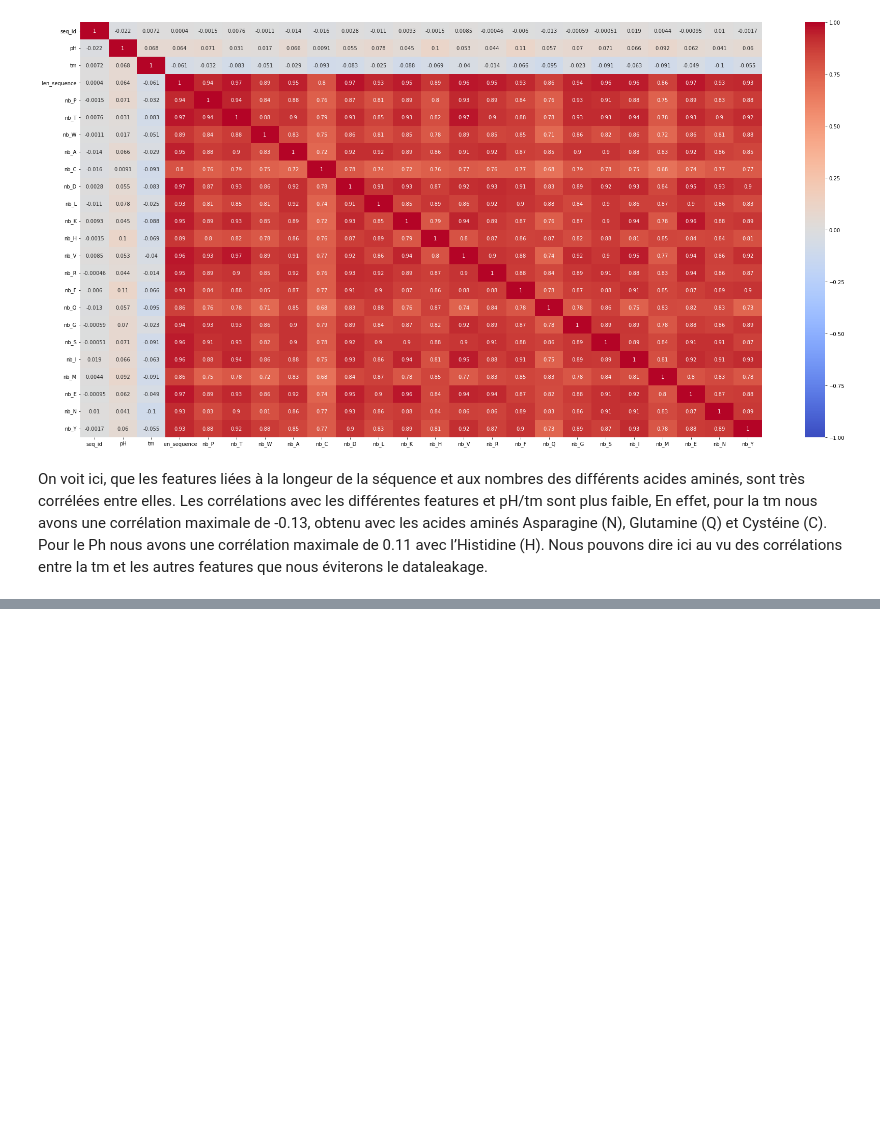
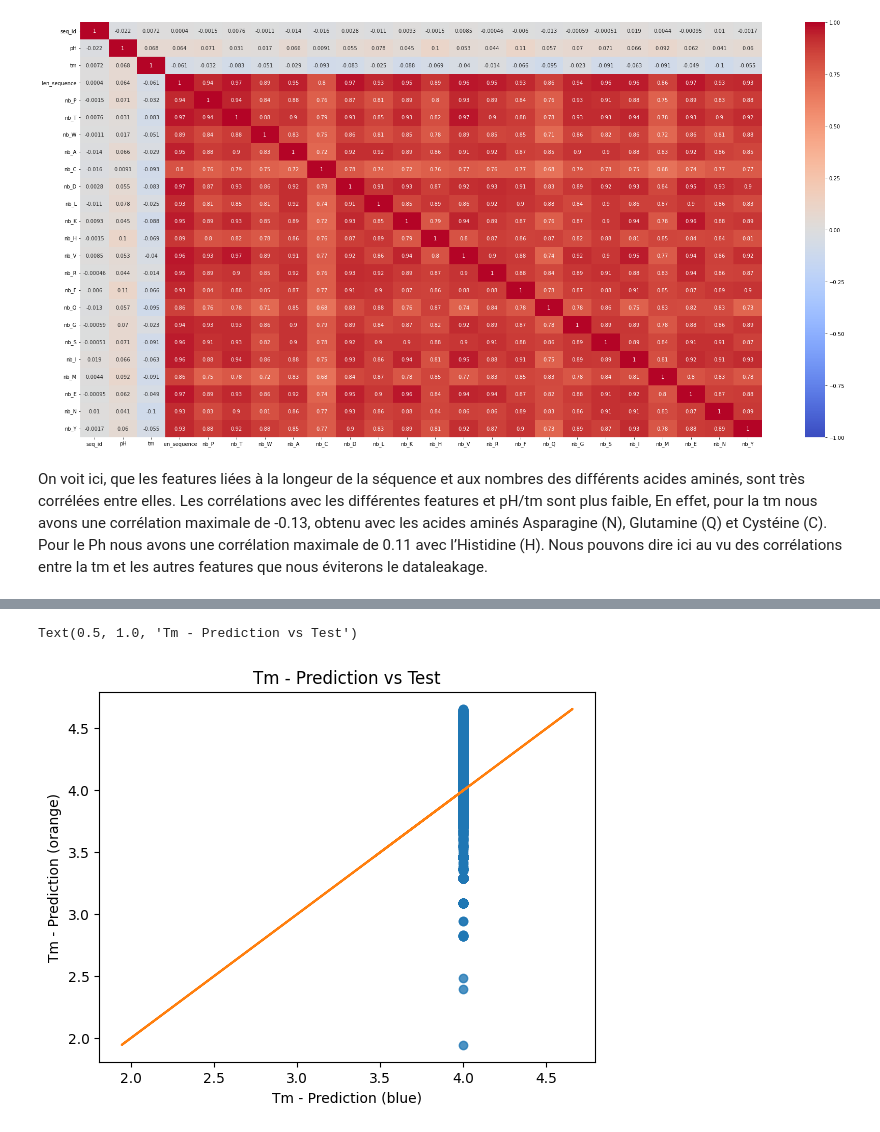
Before and after one commit to Azepel/Prediction-de-la-stabilite-de-differentes-enzymes, a Jupyter notebook: Predict_enz_nettoyage.ipynb, the cells around one changed output, grey strips where cells are left out. Saved outputs shown, nothing was run; the diff lists cells and outputs as text; code cells hidden in the pictures; blank space fills up the shorter version.

```diff
--- a/Predict_enz_nettoyage.ipynb
+++ b/Predict_enz_nettoyage.ipynb
@@ -521,0 +530,4 @@ On voit ici, que les features liées à la longeur de la séquence et aux nombre
+# %%
+from sklearn.preprocessing import StandardScaler
+Scaler=StandardScaler()
+train_enz_num_std = pd.DataFrame(Scaler.fit_transform(train_enz_num), columns=train_enz_num.columns)
@@ -521,0 +601,4 @@ On voit ici, que les features liées à la longeur de la séquence et aux nombre
+# %%
+from sklearn.model_selection import train_test_split
+xtrain_log, xtest_log, ytrain_log, ytest_log = train_test_split(train_enz_num_std, Cible_log, train_size=0.8, random_state = 21)
+xtrain, xtest, ytrain, ytest = train_test_split(train_enz_num_std, Cible, train_size=0.8, random_state = 21)
@@ -521,0 +611,19 @@ On voit ici, que les features liées à la longeur de la séquence et aux nombre
+# %%
+from sklearn.metrics import r2_score
+from sklearn.metrics import mean_squared_error
+from sklearn.metrics import mean_absolute_error
+from math import sqrt
+from sklearn.dummy import DummyRegressor
+
+Dummy=DummyRegressor()
+modele=Dummy.fit(xtrain_log,ytrain_log)
+ypredict_log=modele.predict(xtest_log)
+
+# Description R carré
+print("R-squared:", np.round(r2_score(ytest_log, ypredict_log),3))
+# mesure des erreurs entre des observations appariées exprimant le même phénomène
+print("MAE:", np.round(mean_absolute_error(ytest_log, ypredict_log),3))
+# mesure caractérisant la « précision » de cet estimateur
+print("MSE:", np.round(mean_squared_error(ytest_log, ypredict_log),3))
+# Mesure qui nous indique l'écart moyen entre les valeurs prédites et les valeurs observées dans un modèle
+print('RMSE:', np.round(sqrt(mean_squared_error(ytest_log, ypredict_log)),3))
@@ -521,0 +652,12 @@ On voit ici, que les features liées à la longeur de la séquence et aux nombre
+# %%
+import matplotlib.pyplot as plt
+# Pour avoir une visualisation de l'ajustement du modèle et de la prédiction en fonction des valeurs de test
+sns.regplot(x=ypredict_log,y=ytest_log)
+# Pour avoir la ligne des données des valeurs de test à comparer
+plt.plot(ytest_log,ytest_log)
+plt.xlabel("Tm - Prediction (blue)")
+plt.ylabel("Tm - Prediction (orange)")
+plt.title('Tm - Prediction vs Test')
+# %% [output]
+Text(0.5, 1.0, 'Tm - Prediction vs Test')
+[figure, added]
```
Also changed, not shown: parts of 28 cells of this notebook.
